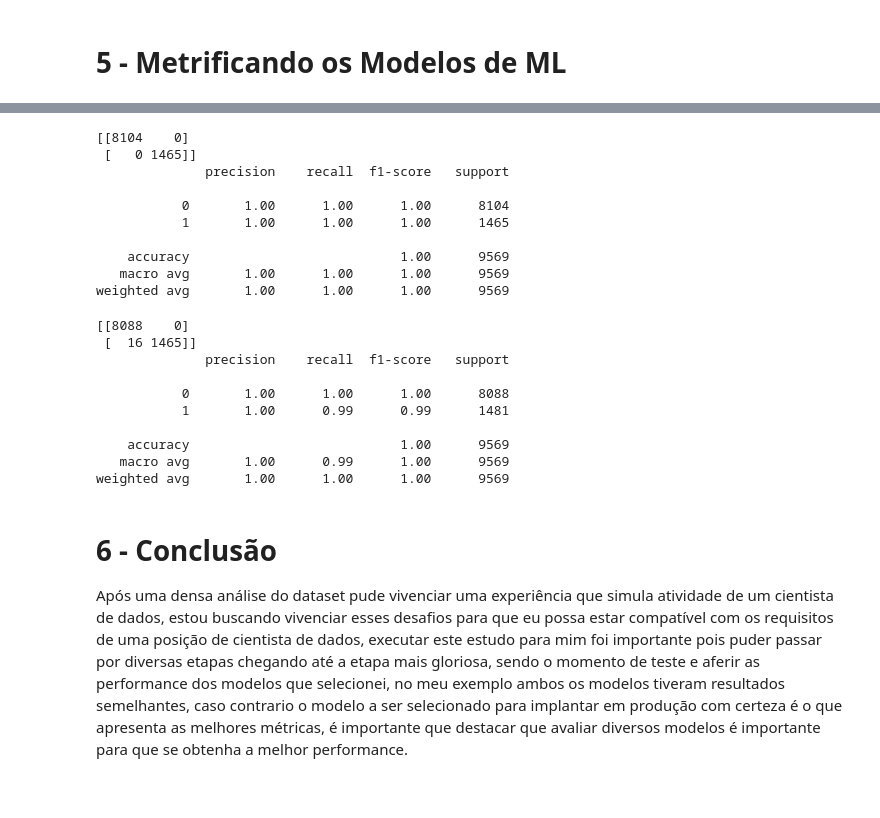
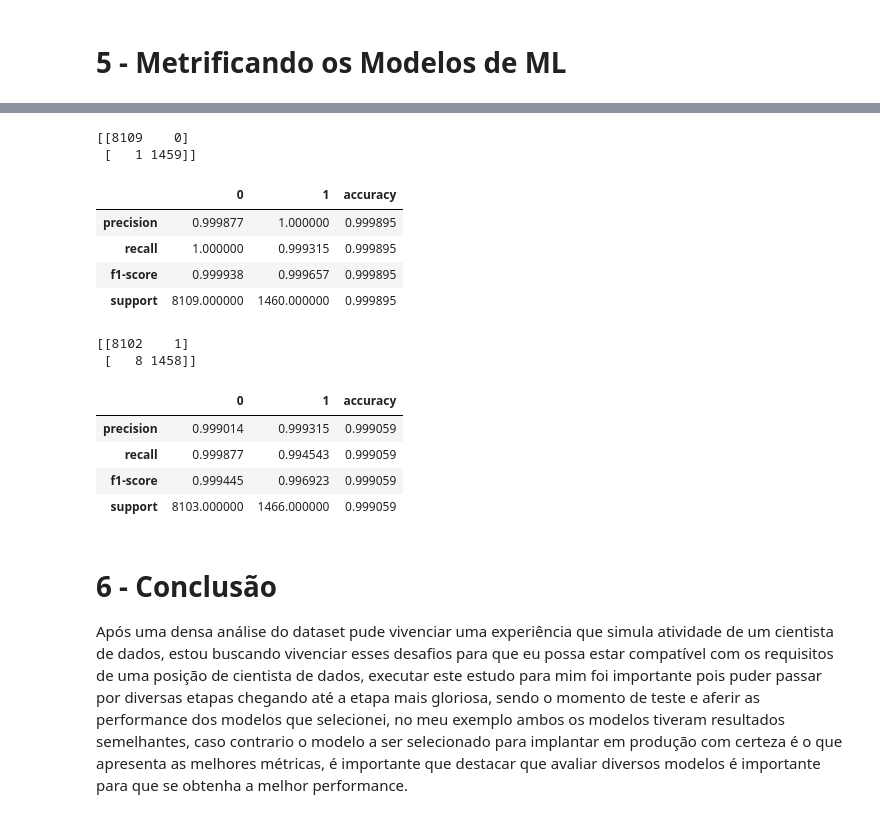
Before and after one commit to Leonardojdss/Projects_Machine_Learning, a Jupyter notebook: Projetos_de_risco_crédito/Análise_de_Risco_de_Crédito_Banco_Gamer/Notebook/Projeto_Analise_de_Credito_Banco_Gamer.ipYnb, the cells around one changed output, grey strips where cells are left out. Drawn from its saved outputs; the diff is of its cells as text; code cells hidden in the pictures.

```diff
--- a/Projetos_de_risco_crédito/Análise_de_Risco_de_Crédito_Banco_Gamer/Notebook/Projeto_Analise_de_Credito_Banco_Gamer.ipYnb
+++ b/Projetos_de_risco_crédito/Análise_de_Risco_de_Crédito_Banco_Gamer/Notebook/Projeto_Analise_de_Credito_Banco_Gamer.ipYnb
@@ -478,19 +478,21 @@ Acurácia de XGBoost: 100.0
 mod_RF = model_RF.predict(x_test)
 cm_RF = confusion_matrix(mod_RF, y_test)
 print(cm_RF)
-cr_RM = classification_report(mod_RF, y_test)
-print(cr_RM)
+cr_RM = classification_report(mod_RF, y_test, output_dict=True)
 # %% [output]
-[[8104    0]
- [   0 1465]]
-              precision    recall  f1-score   support
-
-           0       1.00      1.00      1.00      8104
-           1       1.00      1.00      1.00      1465
-
-    accuracy                           1.00      9569
-   macro avg       1.00      1.00      1.00      9569
-weighted avg       1.00      1.00      1.00      9569
+[[8109    0]
+ [   1 1459]]
+# %%
+# Convertendo dict para dataframe
+df_result_RF = pd.DataFrame(cr_RM)
+df_result_RF = df_result_RF.drop(columns=['macro avg', 'weighted avg'])
+df_result_RF
+# %% [output]
+|  | 0 | 1 | accuracy |
+| precision | 0.999877 | 1.000000 | 0.999895 |
+| recall | 1.000000 | 0.999315 | 0.999895 |
+| f1-score | 0.999938 | 0.999657 | 0.999895 |
+| support | 8109.000000 | 1460.000000 | 0.999895 |
 # %%
 # Avaliando a confusion Matrix e o classification Report
 
@@ -498,19 +500,21 @@ weighted avg       1.00      1.00      1.00      9569
 mod_XCB = model_XCB.predict(x_test)
 cm_XCB = confusion_matrix(mod_XCB, y_test)
 print(cm_XCB)
-cr_XCB = classification_report(mod_XCB, y_test)
-print(cr_XCB)
+cr_XCB = classification_report(mod_XCB, y_test, output_dict=True)
 # %% [output]
-[[8088    0]
- [  16 1465]]
-              precision    recall  f1-score   support
-
-           0       1.00      1.00      1.00      8088
-           1       1.00      0.99      0.99      1481
-
-    accuracy                           1.00      9569
-   macro avg       1.00      0.99      1.00      9569
-weighted avg       1.00      1.00      1.00      9569
+[[8102    1]
+ [   8 1458]]
+# %%
+# Convertendo dict para dataframe
+df_result_XCB = pd.DataFrame(cr_XCB)
+df_result_XCB = df_result_XCB.drop(columns=['macro avg', 'weighted avg'])
+df_result_XCB
+# %% [output]
+|  | 0 | 1 | accuracy |
+| precision | 0.999014 | 0.999315 | 0.999059 |
+| recall | 0.999877 | 0.994543 | 0.999059 |
+| f1-score | 0.999445 | 0.996923 | 0.999059 |
+| support | 8103.000000 | 1466.000000 | 0.999059 |
 # %% [markdown]
 # 6 - Conclusão
 
```
Also changed, not shown: parts of 1 cell of this notebook.
